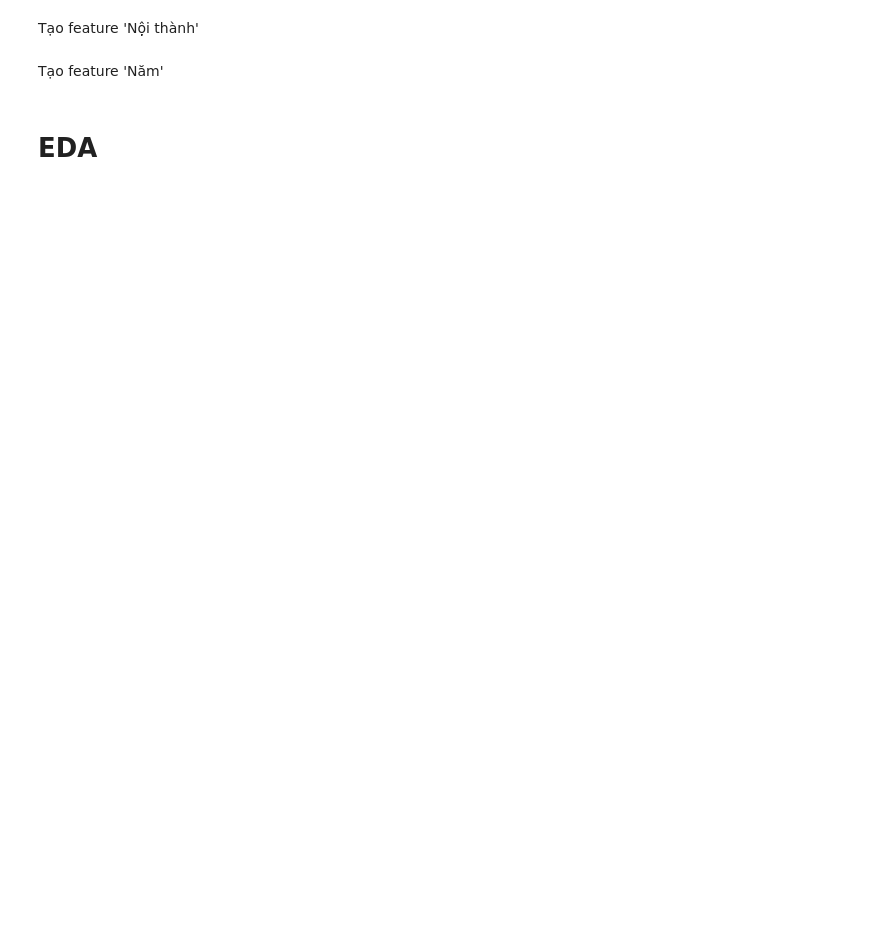
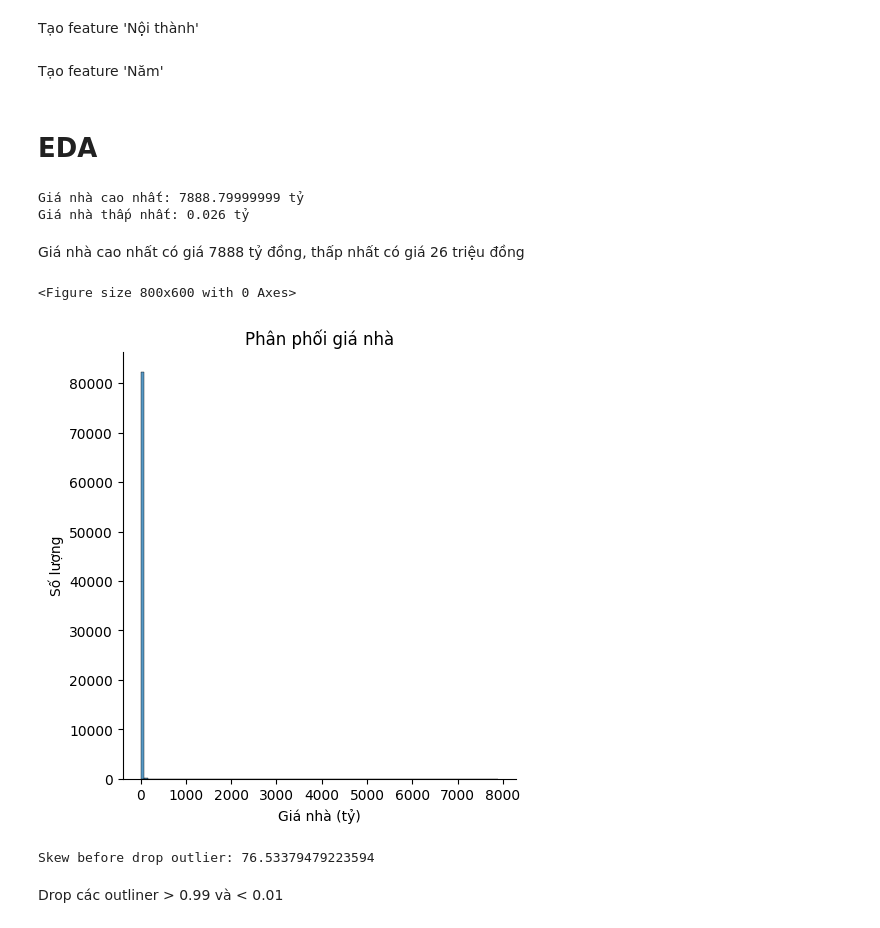
Before and after one commit to tdbui1209/category_dtype_hanoi_saleprice, a Jupyter notebook: hanoi_fix.ipynb, the cells around one changed output. Saved outputs shown, nothing was run; the diff lists cells and outputs as text; code cells hidden in the pictures; blank space fills up the shorter version.

```diff
--- a/hanoi_fix.ipynb
+++ b/hanoi_fix.ipynb
@@ -629,2 +645,26 @@ df['Năm'] = df['Ngày'].dt.year
 # %% [markdown]
 # EDA
+# %%
+print('Giá nhà cao nhất:', df['Giá'].max(), 'tỷ')
+print('Giá nhà thấp nhất:', df['Giá'].min(), 'tỷ')
+# %% [output]
+Giá nhà cao nhất: 7888.79999999 tỷ
+Giá nhà thấp nhất: 0.026 tỷ
+# %% [markdown]
+Giá nhà cao nhất có giá 7888 tỷ đồng, thấp nhất có giá 26 triệu đồng
+# %%
+plt.figure(figsize=(8, 6))
+sns.displot(data=df, x='Giá', bins=100, kde=False)
+plt.title('Phân phối giá nhà')
+plt.xlabel('Giá nhà (tỷ)')
+plt.ylabel('Số lượng')
+plt.show()
+# %% [output]
+<Figure size 800x600 with 0 Axes>
+[figure, added]
+# %%
+print('Skew before drop outlier:', df['Giá'].skew())
+# %% [output]
+Skew before drop outlier: 76.53379479223594
+# %% [markdown]
+Drop các outliner > 0.99 và < 0.01
```
Also changed, not shown: parts of 71 cells of this notebook.
